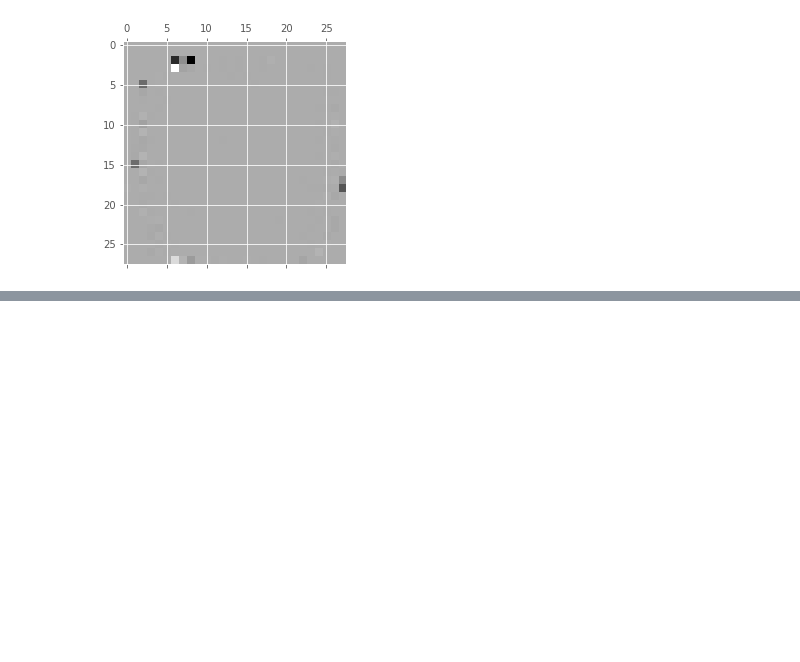
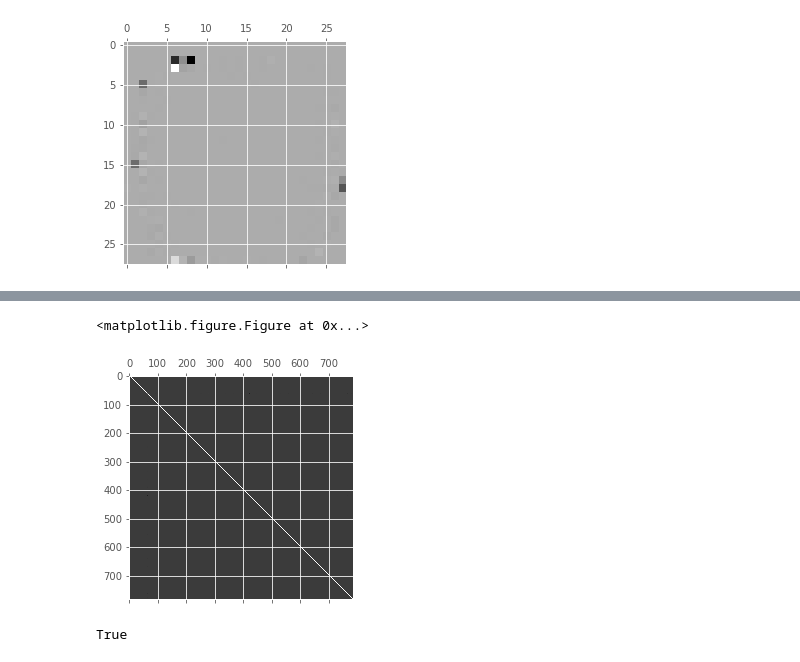
Before and after one commit to guydav/minerva, a Jupyter notebook: notebooks/CS156/0.X Final Project - MNIST.ipynb, the cells around one changed output, grey strips where cells are left out. Saved outputs shown, nothing was run; the diff lists cells and outputs as text; code cells hidden in the pictures; blank space fills up the shorter version.

```diff
--- a/notebooks/CS156/0.X Final Project - MNIST.ipynb
+++ b/notebooks/CS156/0.X Final Project - MNIST.ipynb
@@ -258,0 +229,14 @@ for i in range(X_sc.shape[1]):
+# %%
+nn_inv = ilda.nullspaces_[0].dot(np.linalg.pinv(ilda.nullspaces_[0]))
+nn_t = ilda.nullspaces_[0].dot(ilda.nullspaces_[0].T)
+# %%
+plt.gray()
+plt.matshow(nn_inv)
+plt.show()
+# %% [output]
+<matplotlib.figure.Figure at 0x...>
+[figure, added]
+# %%
+np.allclose(nn_inv, nn_t)
+# %% [output]
+True
```
Also changed, not shown: parts of 22 cells of this notebook, 2 other files.
